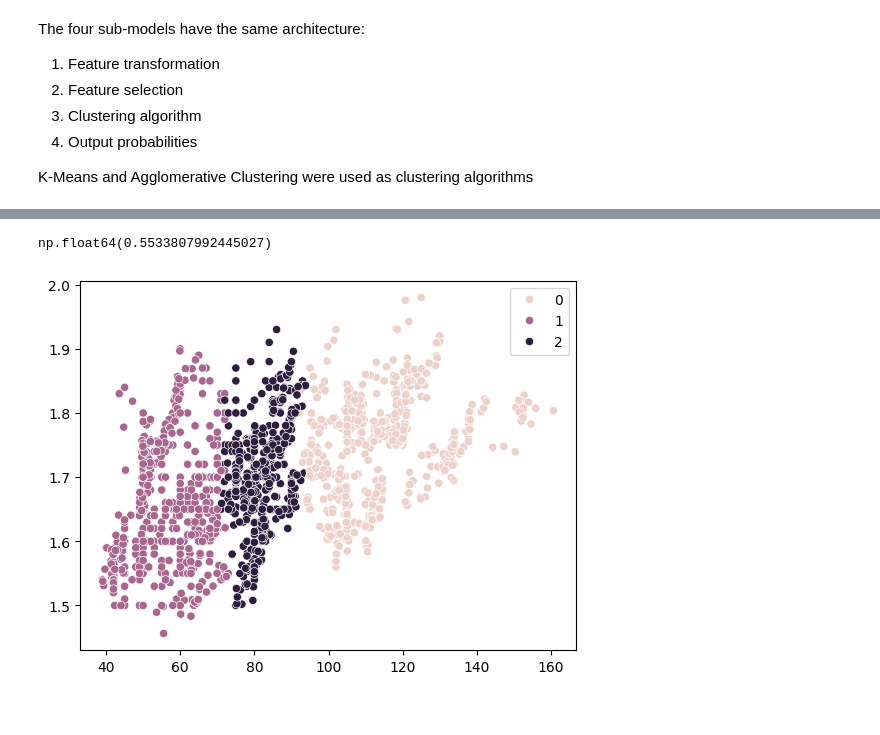
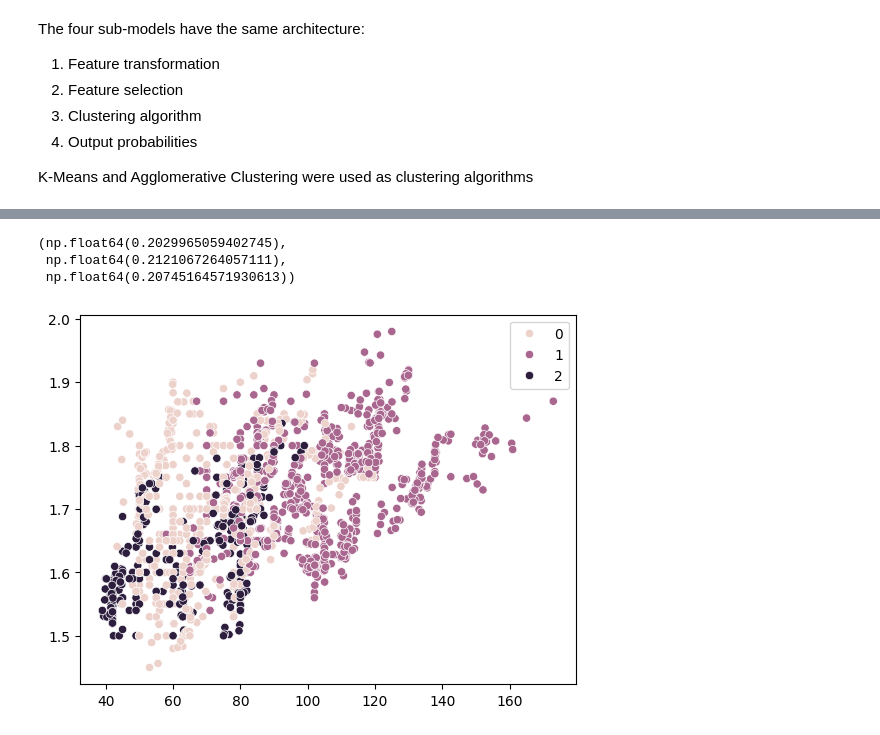
Before and after one commit to alexisuaguilaru/Obesity_Levels_Model, a Jupyter notebook: Model/Model.ipynb, the cells around one changed output, grey strips where cells are left out. Saved outputs shown, nothing was run; the diff lists cells and outputs as text; code cells hidden in the pictures.

Commit message:
ADD experimental model: K-Means with intend of non-linear transformation

```diff
--- a/Model/Model.ipynb
+++ b/Model/Model.ipynb
@@ -54,22 +56,20 @@ sns.scatterplot(ObesityDataset_Groups,x='Weight',y='Height',hue='NObeyesdad')
 # %%
-# Base model based on Agglomerative Clustering
+from sklearn.preprocessing import Normalizer
+from sklearn.decomposition import KernelPCA
 
-from sklearn.pipeline import Pipeline
+Model_K_Means = Pipeline(steps=[
+                                ('Feature_Selection',SelectPercentile(score_func=ScoreFunction_MutualInformation,percentile=50)),
+                                ('0',Normalizer()),
+                                ('1',KernelPCA(kernel='poly',degree=3,coef0=0)),
+                                ('Clustering',KMeans(n_clusters=3)),
+                               ])
 
-from sklearn.feature_selection import SelectPercentile , mutual_info_classif
+y_pred = Model_K_Means.fit_predict(X_train,y_train)
+sns.scatterplot(x=X_train[:,2],y=X_train[:,1],hue=y_pred)
 
-from sklearn.cluster import AgglomerativeClustering
-
-ScoreFunction_MutualInformation = lambda X,y : mutual_info_classif(X,y,n_neighbors=32)
-
-# Clustering with Agglomerative Clustering
-Model_Agglomerative = Pipeline(steps=[('Feature_Selection',SelectPercentile(score_func=ScoreFunction_MutualInformation,percentile=50)),
-                                      ('Clustering',AgglomerativeClustering(n_clusters=3))])
-
-y_output = Model_Agglomerative.fit_predict(X_train,y_train)
-sns.scatterplot(x=X_train[:,2],y=X_train[:,1],hue=y_output)
-
-v_measure_score(y_train,y_output)
+homogeneity_completeness_v_measure(y_train,y_pred)
 # %% [output]
-np.float64(0.5533807992445027)
+(np.float64(0.2029965059402745),
+ np.float64(0.2121067264057111),
+ np.float64(0.20745164571930613))
-[figure, old version]
+[figure, new version]
```
Also changed, not shown: parts of 7 cells of this notebook.
